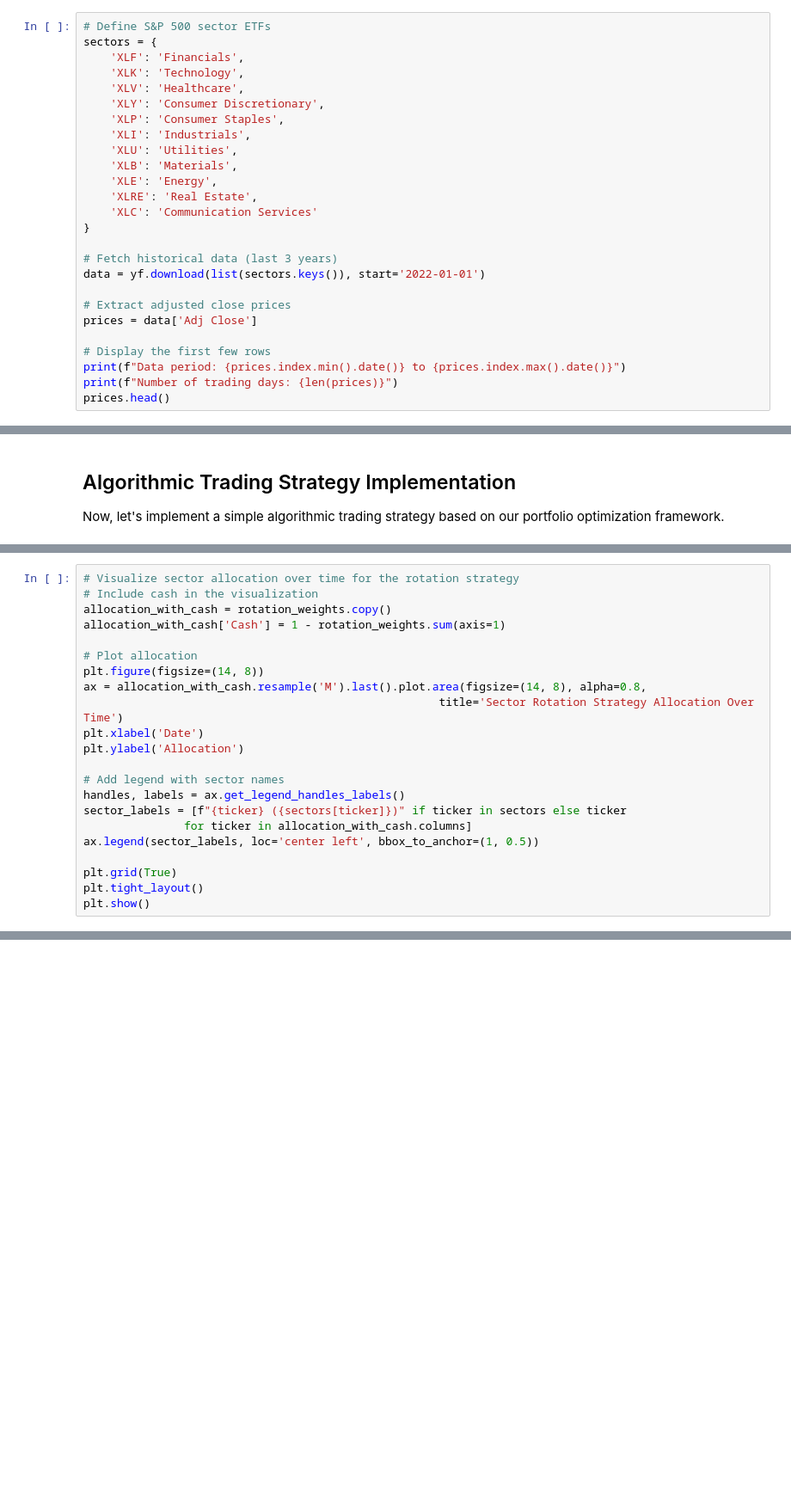
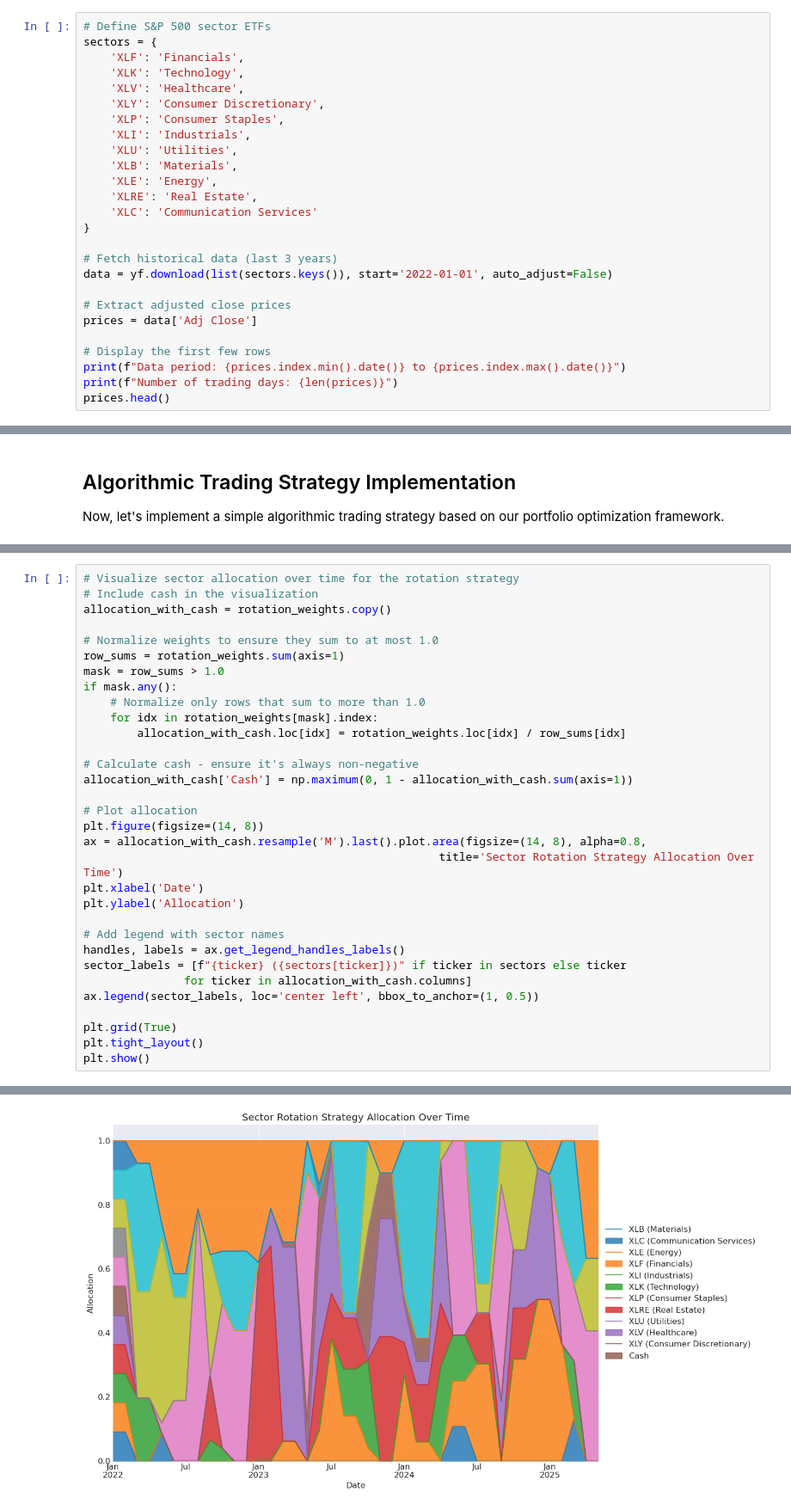
Before and after one commit to tomas-rampas/fin-math-quant-recipes, a Jupyter notebook: jupiters/03 Risk-Return Optimization for S&P 500 Sector Allocation.ipynb, the cells around one changed output, grey strips where cells are left out. Shown at 86% size. Saved outputs shown, nothing was run; the diff lists cells and outputs as text; blank space fills up the shorter version.

```diff
--- a/jupiters/03 Risk-Return Optimization for S&P 500 Sector Allocation.ipynb
+++ b/jupiters/03 Risk-Return Optimization for S&P 500 Sector Allocation.ipynb
@@ -47,7 +47,7 @@ sectors = {
 }
 
 # Fetch historical data (last 3 years)
-data = yf.download(list(sectors.keys()), start='2022-01-01')
+data = yf.download(list(sectors.keys()), start='2022-01-01', auto_adjust=False)
 
 # Extract adjusted close prices
 prices = data['Adj Close']
@@ -731,7 +862,17 @@ display(formatted_metrics)
 # Visualize sector allocation over time for the rotation strategy
 # Include cash in the visualization
 allocation_with_cash = rotation_weights.copy()
-allocation_with_cash['Cash'] = 1 - rotation_weights.sum(axis=1)
+
+# Normalize weights to ensure they sum to at most 1.0
+row_sums = rotation_weights.sum(axis=1)
+mask = row_sums > 1.0
+if mask.any():
+    # Normalize only rows that sum to more than 1.0
+    for idx in rotation_weights[mask].index:
+        allocation_with_cash.loc[idx] = rotation_weights.loc[idx] / row_sums[idx]
+
+# Calculate cash - ensure it's always non-negative
+allocation_with_cash['Cash'] = np.maximum(0, 1 - allocation_with_cash.sum(axis=1))
 
 # Plot allocation
 plt.figure(figsize=(14, 8))
@@ -749,3 +890,4 @@ ax.legend(sector_labels, loc='center left', bbox_to_anchor=(1, 0.5))
 plt.grid(True)
 plt.tight_layout()
 plt.show()
+# %% [output]
@@ -752,3 +895,4 @@ plt.show()
+[figure, added]
 # %% [markdown]
 ## Conclusion and Trading Applications
 
```
Also changed, not shown: parts of 20 cells of this notebook, 8 other files.
